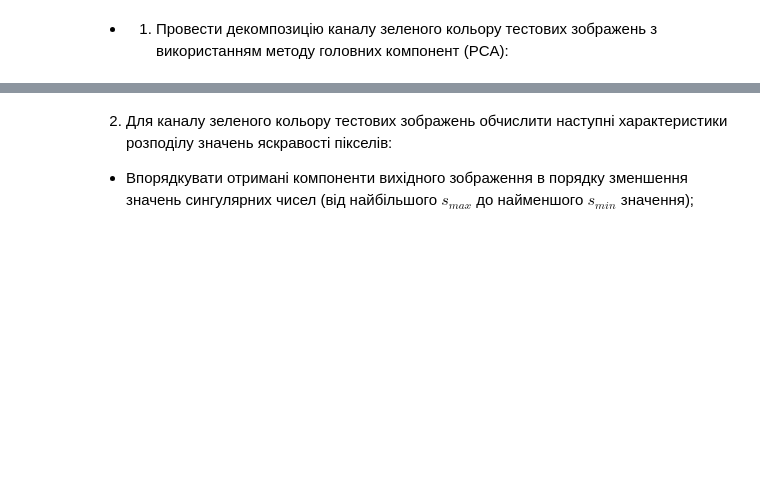
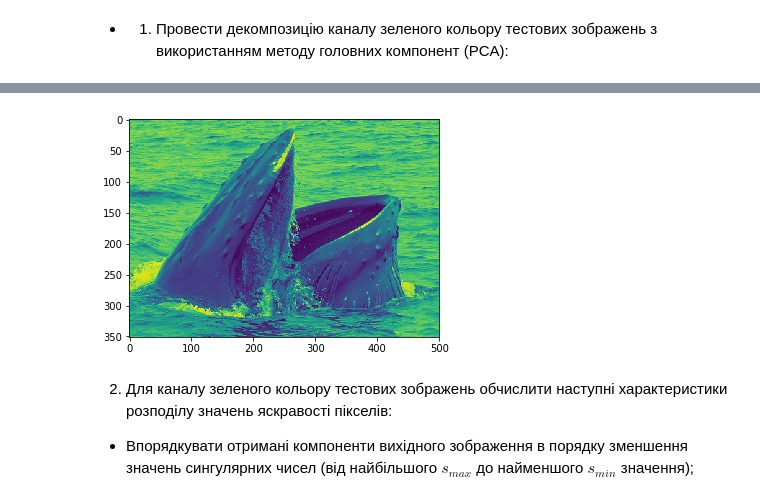
Before and after one commit to EddieKro/MathMethods_in_ML, a Jupyter notebook: notebooks/Lab2.ipynb, the cells around one changed output, grey strips where cells are left out. Drawn from its saved outputs; the diff is of its cells as text; code cells hidden in the pictures; blank space fills up the shorter version.

```diff
--- a/notebooks/Lab2.ipynb
+++ b/notebooks/Lab2.ipynb
@@ -70,3 +56,18 @@ PCA(copy=True, iterated_power='auto',
+# %%
+def apply_pca(image,components=None, inverse_transform = True):
+    """
+        Applies PCA using a certain number of components, returns reconstructed image
+    """
+    pca = PCA(n_components=components,svd_solver='full')
+    compressed = pca.fit_transform(image)
+    if inverse_transform:
+        return pca.inverse_transform(compressed)
+    return pca,compressed
+# %%
+reconstructed = apply_pca(sample_images_green[123])
+plt.imshow(reconstructed);
+# %% [output]
+[figure, added]
 # %% [markdown]
 2) 	Для каналу зеленого кольору тестових зображень обчислити наступні характеристики розподілу значень яскравості пікселів:
 *	Впорядкувати отримані компоненти вихідного зображення в порядку зменшення значень сингулярних чисел (від найбільшого $s_{max}$ до найменшого $s_{min}$ значення);
```
Also changed, not shown: parts of 8 cells of this notebook, 2 other files.
